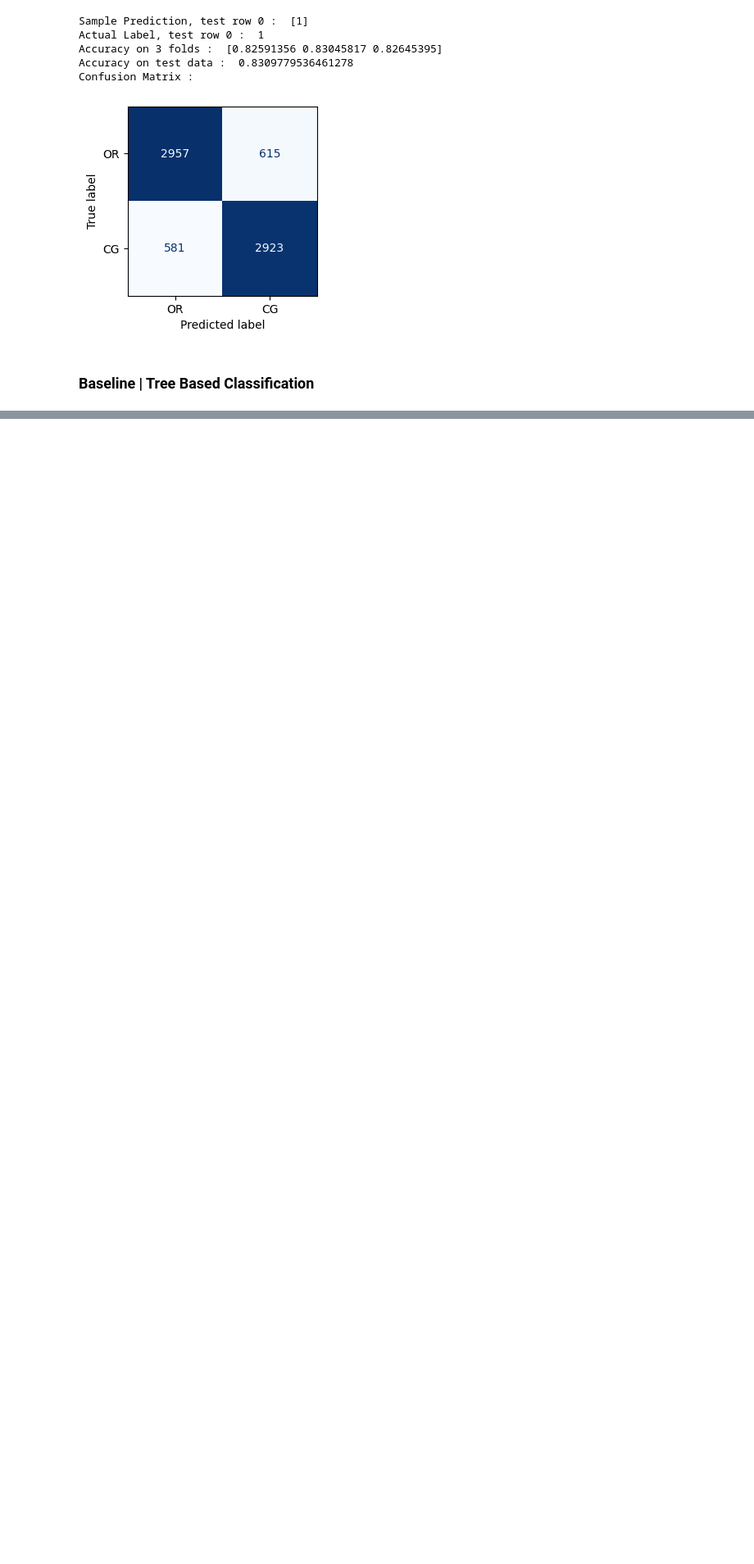
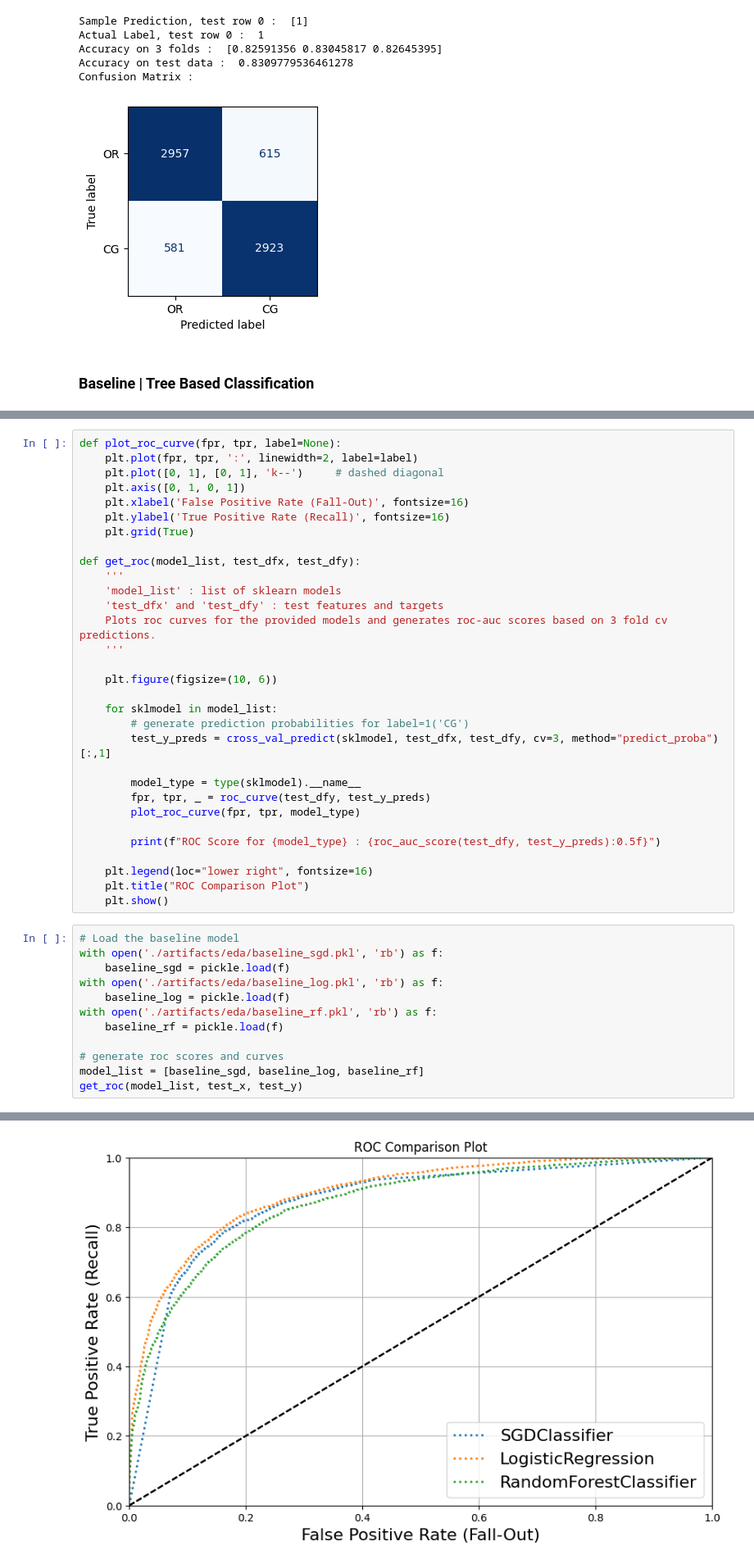
Before and after one commit to quickSilverShanks/ReviewSentinel, a Jupyter notebook: data_profiling.ipynb, the cells around one changed output, grey strips where cells are left out. Shown: that part at 82% size. Saved outputs shown, nothing was run; the diff lists cells and outputs as text; blank space fills up the shorter version.

```diff
--- a/data_profiling.ipynb
+++ b/data_profiling.ipynb
@@ -613,0 +662,44 @@ Confusion Matrix :
+# %%
+def plot_roc_curve(fpr, tpr, label=None):
+    plt.plot(fpr, tpr, ':', linewidth=2, label=label)
+    plt.plot([0, 1], [0, 1], 'k--')     # dashed diagonal
+    plt.axis([0, 1, 0, 1])
+    plt.xlabel('False Positive Rate (Fall-Out)', fontsize=16)
+    plt.ylabel('True Positive Rate (Recall)', fontsize=16)
+    plt.grid(True)
+
+def get_roc(model_list, test_dfx, test_dfy):
+    '''
+    'model_list' : list of sklearn models
+    'test_dfx' and 'test_dfy' : test features and targets
+    Plots roc curves for the provided models and generates roc-auc scores based on 3 fold cv predictions.
+    '''
+
+    plt.figure(figsize=(10, 6))
+
+    for sklmodel in model_list:
+        # generate prediction probabilities for label=1('CG')
+        test_y_preds = cross_val_predict(sklmodel, test_dfx, test_dfy, cv=3, method="predict_proba")[:,1]
+
+        model_type = type(sklmodel).__name__
+        fpr, tpr, _ = roc_curve(test_dfy, test_y_preds)
+        plot_roc_curve(fpr, tpr, model_type)
+
+        print(f"ROC Score for {model_type} : {roc_auc_score(test_dfy, test_y_preds):0.5f}")
+
+    plt.legend(loc="lower right", fontsize=16)
+    plt.title("ROC Comparison Plot")
+    plt.show()
+# %%
+# Load the baseline model
+with open('./artifacts/eda/baseline_sgd.pkl', 'rb') as f:
+    baseline_sgd = pickle.load(f)
+with open('./artifacts/eda/baseline_log.pkl', 'rb') as f:
+    baseline_log = pickle.load(f)
+with open('./artifacts/eda/baseline_rf.pkl', 'rb') as f:
+    baseline_rf = pickle.load(f)
+
+# generate roc scores and curves
+model_list = [baseline_sgd, baseline_log, baseline_rf]
+get_roc(model_list, test_x, test_y)
+# %% [output]
@@ -613,0 +709 @@ Confusion Matrix :
+[figure, added]
```
Also changed, not shown: parts of 7 cells of this notebook, 2 other files.
